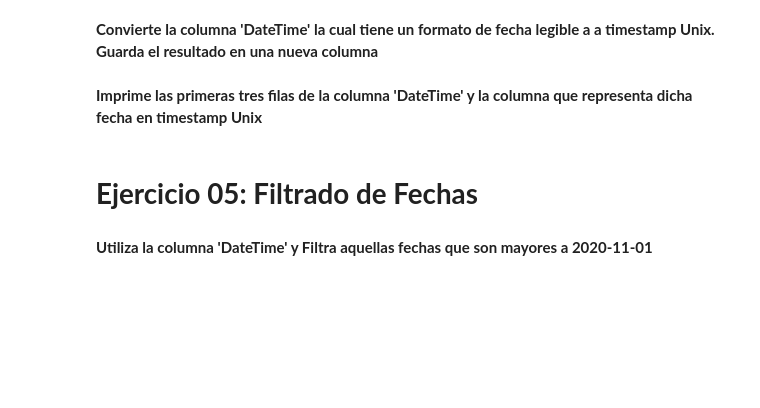
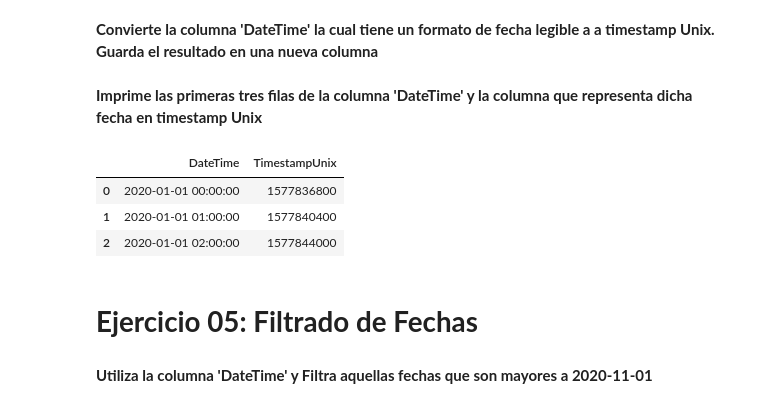
Before and after one commit to jonathanahc/Practicas, a Jupyter notebook: Práctica18_Datos_Temporales.ipynb, the cells around one changed output. Saved outputs shown, nothing was run; the diff lists cells and outputs as text; code cells hidden in the pictures; blank space fills up the shorter version.

```diff
--- a/Práctica18_Datos_Temporales.ipynb
+++ b/Práctica18_Datos_Temporales.ipynb
@@ -110,8 +109,17 @@ print(df[['DateTime', 'DateTimeNew']])
 # **Ejercicio 04: Timestamp**
 # %% [markdown]
 **Convierte la columna 'DateTime' la cual tiene un formato de fecha legible a a timestamp Unix. Guarda el resultado en una nueva columna**
+# %%
+df['TimestampUnix'] = (df['DateTime'] - pd.Timestamp("1970-01-01")) // pd.Timedelta('1s')
 # %% [markdown]
 **Imprime las primeras tres filas de  la columna 'DateTime' y la columna que representa dicha fecha en timestamp Unix**
+# %%
+df[['DateTime', 'TimestampUnix']].head(3)
+# %% [output]
+|  | DateTime | TimestampUnix |
+| 0 | 2020-01-01 00:00:00 | 1577836800 |
+| 1 | 2020-01-01 01:00:00 | 1577840400 |
+| 2 | 2020-01-01 02:00:00 | 1577844000 |
 # %% [markdown]
 # **Ejercicio 05: Filtrado de Fechas**
 # %% [markdown]
```
Also changed, not shown: parts of 4 cells of this notebook.
